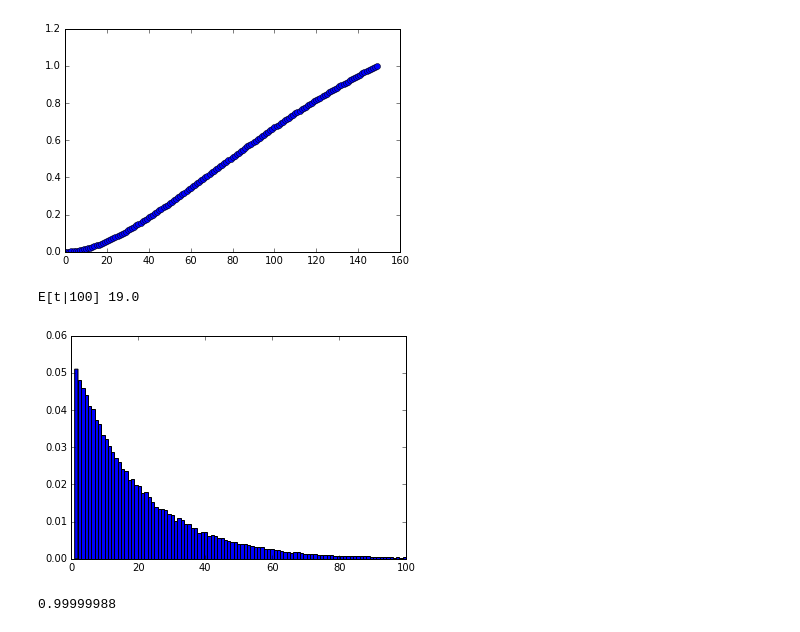
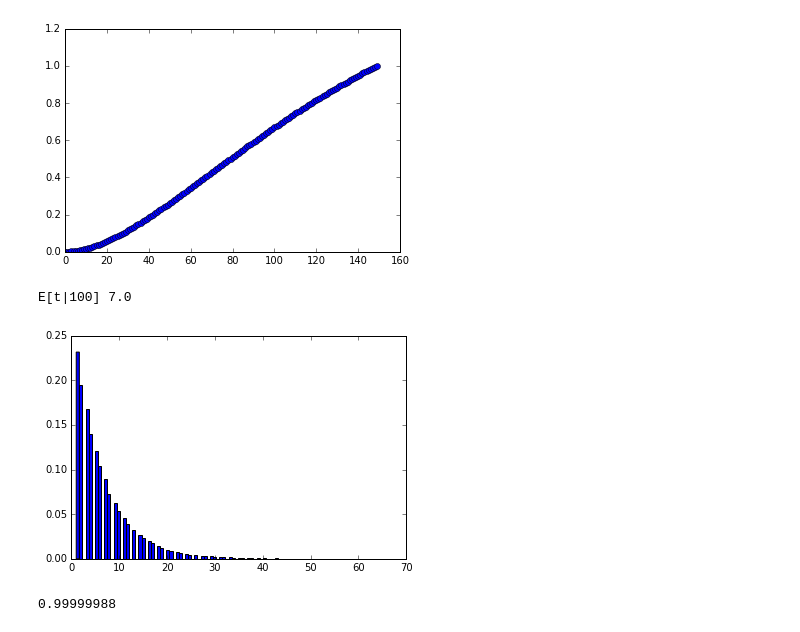
Before and after one commit to toologicbv/meta_learner, a Jupyter notebook: pytorch_expers.ipynb, the cells around one changed output. Saved outputs shown, nothing was run; the diff lists cells and outputs as text; code cells hidden in the pictures.

```diff
--- a/pytorch_expers.ipynb
+++ b/pytorch_expers.ipynb
@@ -194,19 +194,19 @@ Sum of probs 1.00
 [figure]
 [figure]
 # %%
-q = 0.95
+q = 0.85
 T=100
 pmf_t_T = ConditionalTimeStepDist(T, q)
 print("E[t|{}] {}".format(T, pmf_t_T.mean))
 priors = Variable(torch.from_numpy(pmf_t_T.pmfunc(np.arange(0, T ), normalize=True)).float())
 
 samples = pmf_t_T.rvs(n=100000)
 plt.hist(samples, bins=T, normed=True)
 plt.show()
 # print("{}".format(np.array_str(priors.data.numpy())))
 # %% [output]
-E[t|100] 19.0
+E[t|100] 7.0
-[figure, old version]
+[figure, new version]
 # %%
 np.sum(priors.data.numpy())
 # %% [output]
```
Also changed, not shown: 2 other files.
